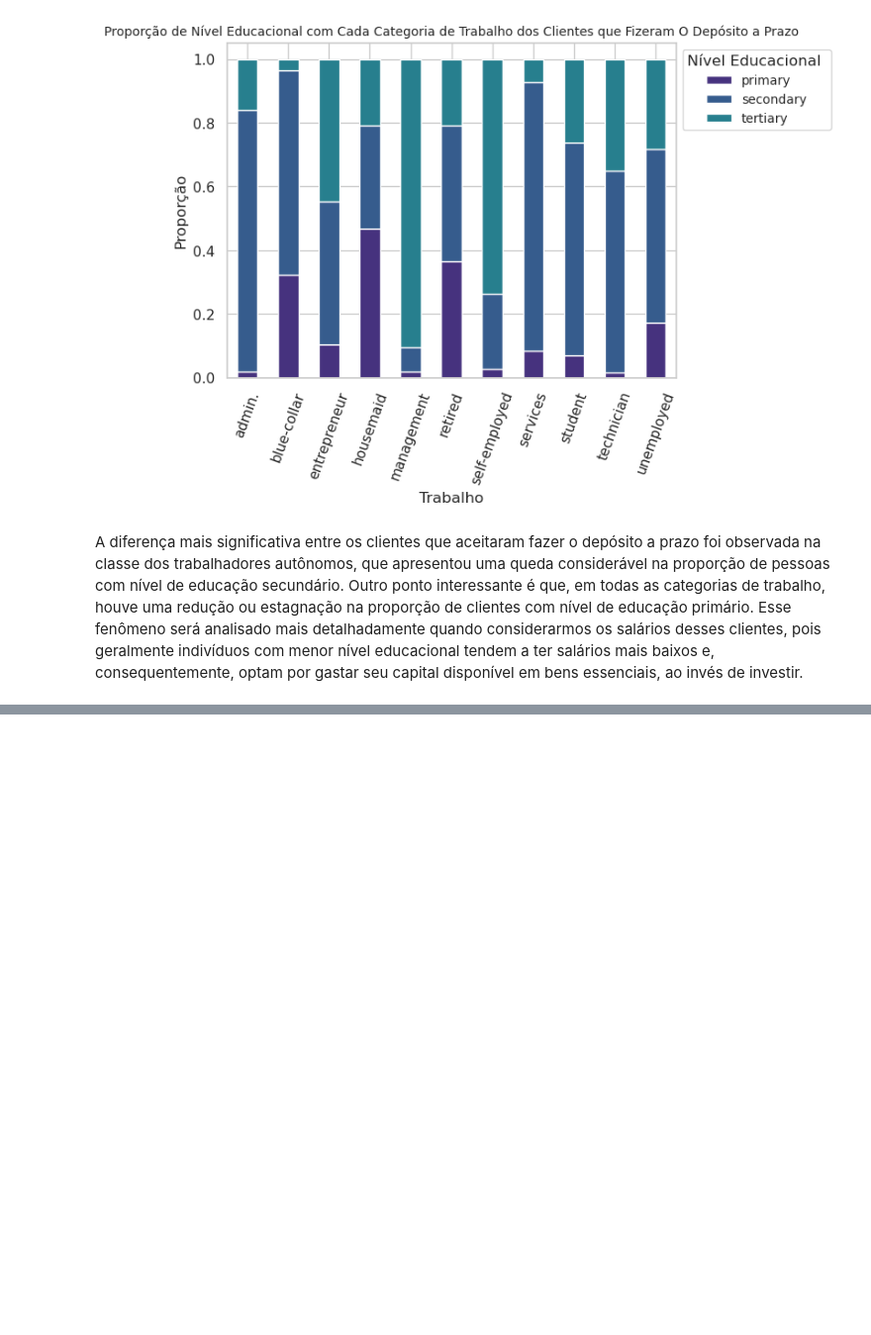
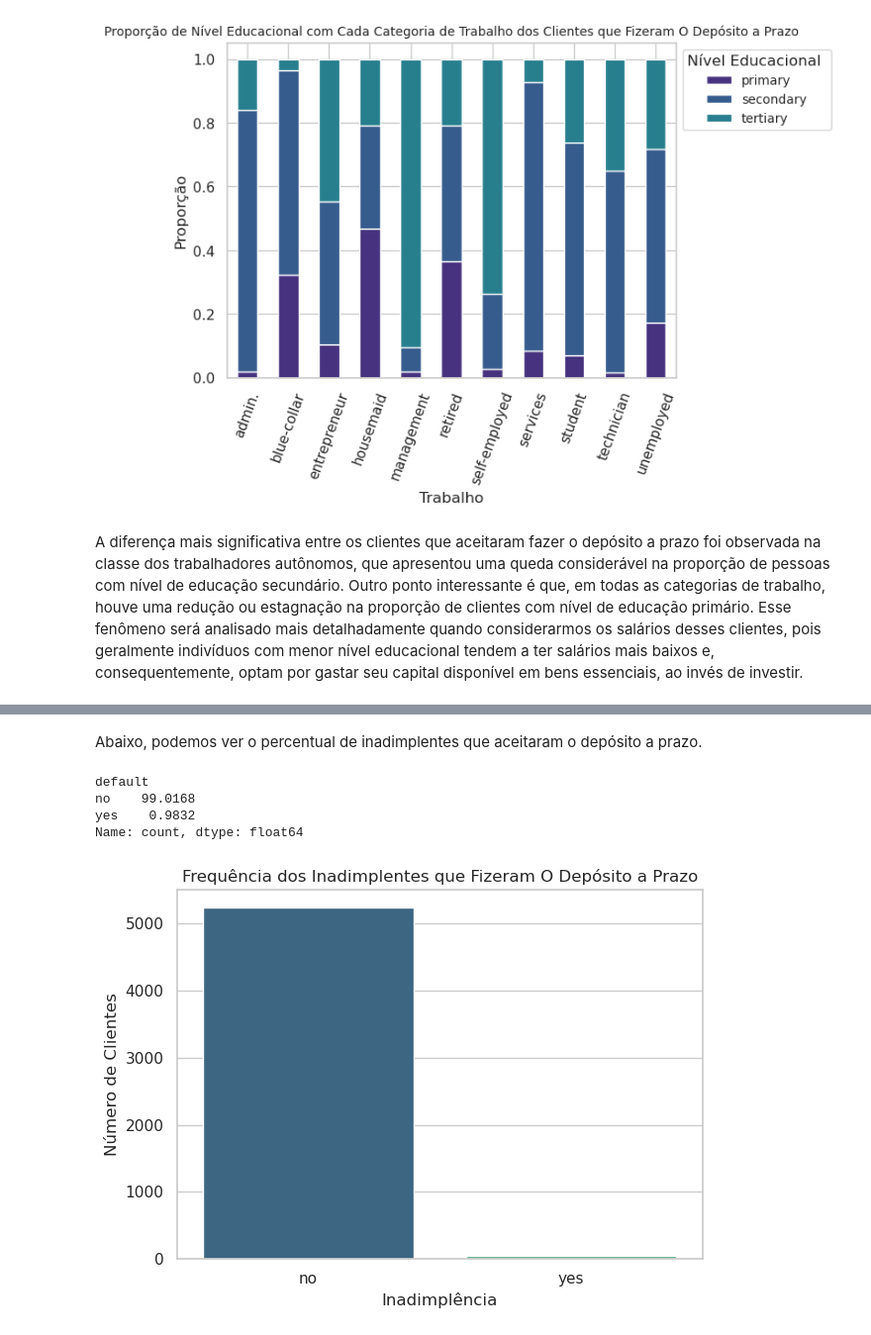
Before and after one commit to gabrieldadcarvalho/machine_learning, a Jupyter notebook: pjt_final/data_understanding.ipynb, the cells around one changed output, grey strips where cells are left out. Shown at 99% size. Cells and saved outputs as stored; diff of their text form; code cells hidden in the pictures; blank space fills up the shorter version.

```diff
--- a/pjt_final/data_understanding.ipynb
+++ b/pjt_final/data_understanding.ipynb
@@ -501,0 +528,22 @@ A diferença mais significativa entre os clientes que aceitaram fazer o depósit
+# %% [markdown]
+Abaixo, podemos ver o percentual de inadimplentes que aceitaram o depósito a prazo.
+# %%
+# Criando uma tabela de frequência dos clientes que aceitaram o produto
+inadimplencia_y_counts = X[y.values == 'yes']['default'].value_counts().sort_index()
+inadimplencia_y_percentages = (inadimplencia_y_counts * 100) / sum(inadimplencia_y_counts)
+print(inadimplencia_y_percentages)
+# %% [output]
+default
+no    99.0168
+yes    0.9832
+Name: count, dtype: float64
+# %%
+# Criando um gráfico de frêquencia
+sns.barplot(x=inadimplencia_y_counts.index, y=inadimplencia_y_counts.values, palette='viridis')
+plt.title('Frequência dos Inadimplentes que Fizeram O Depósito a Prazo')
+plt.xlabel('Inadimplência')
+plt.ylabel('Número de Clientes')
+#plt.xticks(rotation=90)
+plt.tight_layout()
+# %% [output]
+[figure, added]
```
Also changed, not shown: parts of 12 cells of this notebook.
